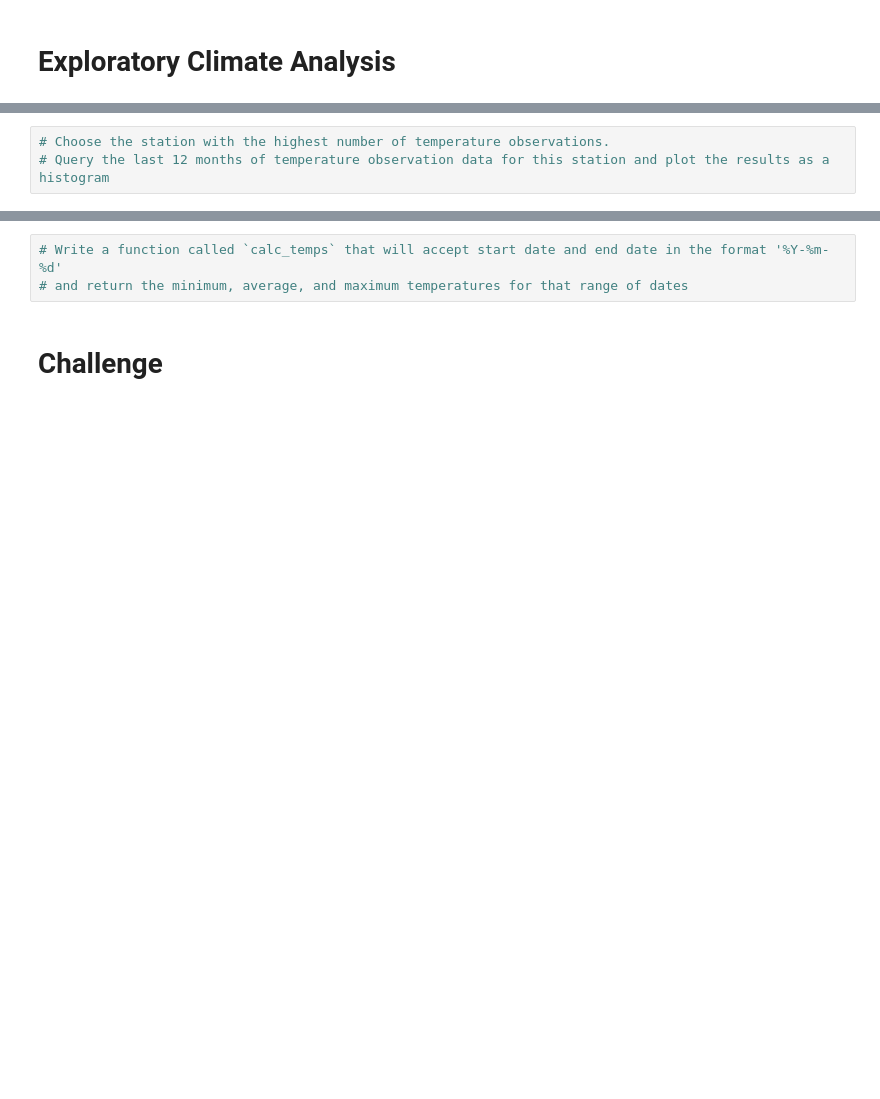
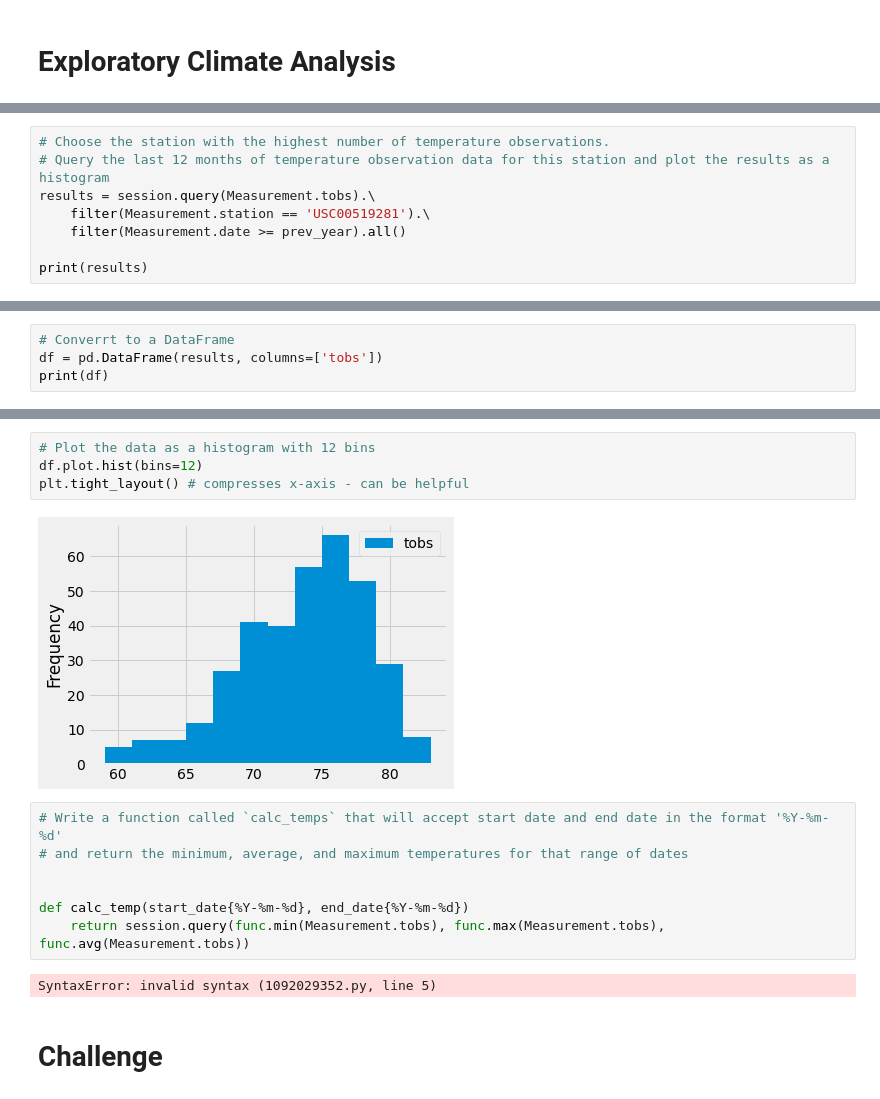
Before and after one commit to agomoll/surfs_up, a Jupyter notebook: climate_analysis.ipynb, the cells around one changed output, grey strips where cells are left out. Cells and saved outputs as stored; diff of their text form; blank space fills up the shorter version.

```diff
--- a/climate_analysis.ipynb
+++ b/climate_analysis.ipynb
@@ -63,3 +112,8 @@ session = Session(engine)
 # %%
 # Choose the station with the highest number of temperature observations.
 # Query the last 12 months of temperature observation data for this station and plot the results as a histogram
+results = session.query(Measurement.tobs).\
+    filter(Measurement.station == 'USC00519281').\
+    filter(Measurement.date >= prev_year).all()
+
+print(results)
@@ -65,0 +122,4 @@ session = Session(engine)
+# %%
+# Converrt to a DataFrame
+df = pd.DataFrame(results, columns=['tobs'])
+print(df)
@@ -66,5 +141,17 @@ session = Session(engine)
+# %%
+# Plot the data as a histogram with 12 bins
+df.plot.hist(bins=12)
+plt.tight_layout() # compresses x-axis - can be helpful
+# %% [output]
+[figure, added]
 # %%
 # Write a function called `calc_temps` that will accept start date and end date in the format '%Y-%m-%d'
 # and return the minimum, average, and maximum temperatures for that range of dates
+
+
+def calc_temp(start_date{%Y-%m-%d}, end_date{%Y-%m-%d})
+    return session.query(func.min(Measurement.tobs), func.max(Measurement.tobs), func.avg(Measurement.tobs))
+# %% [output]
+SyntaxError: invalid syntax (1092029352.py, line 5)
 # %% [markdown]
 # Challenge
```
Also changed, not shown: parts of 7 cells of this notebook, 12 other files.
